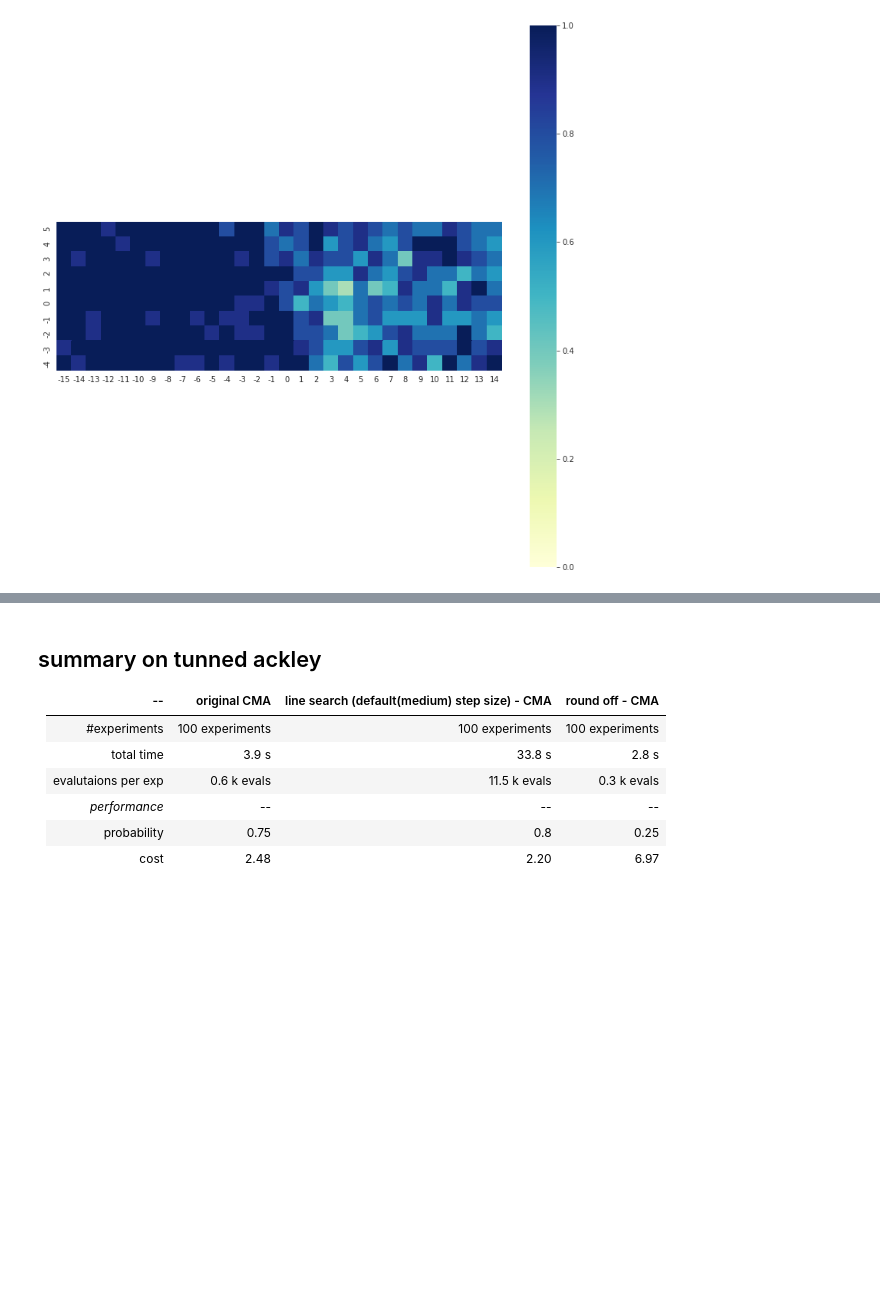
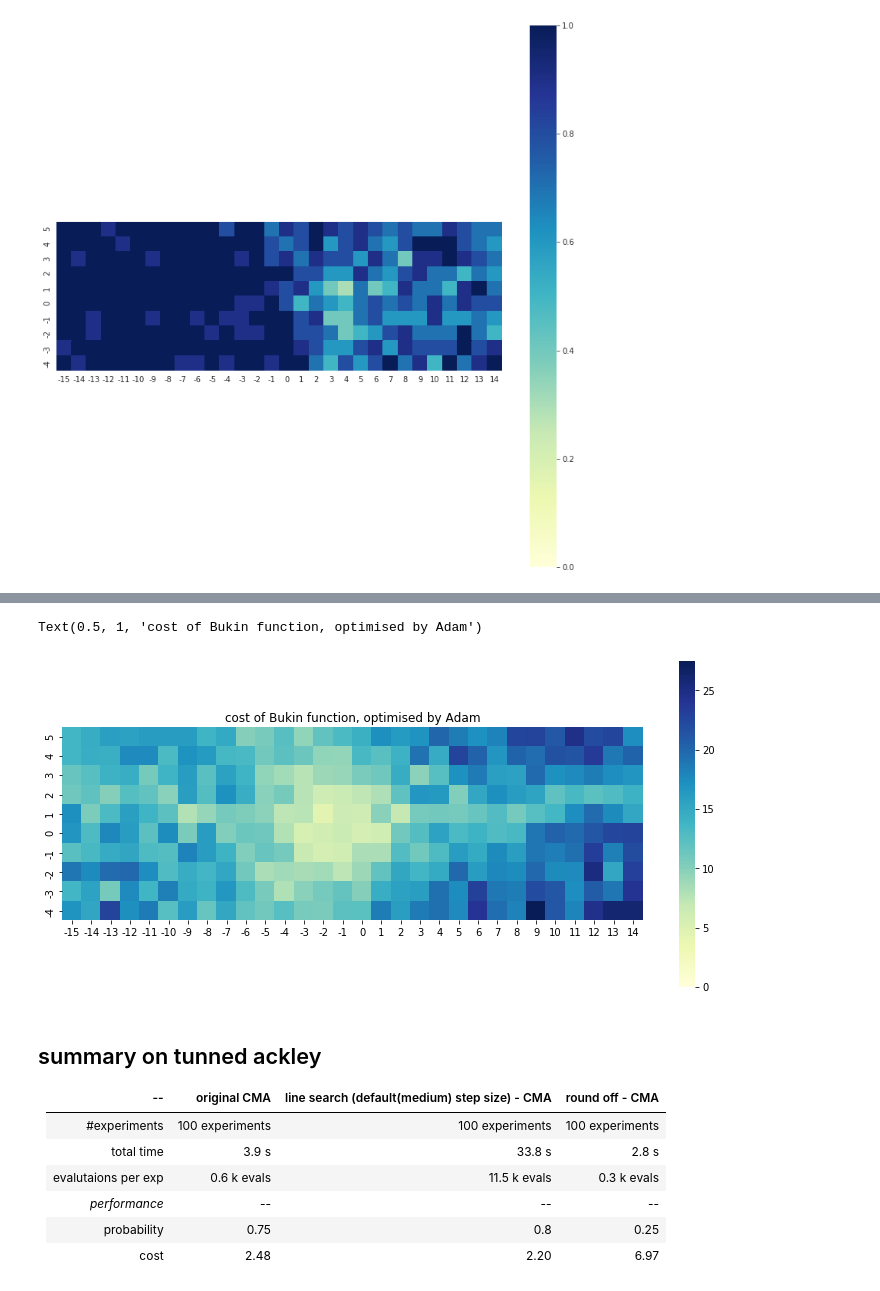
Before and after one commit to huajian1069/non-convex-optimisation, a Jupyter notebook: plot_statistical_convergence_cost_graph .ipynb, the cells around one changed output, grey strips where cells are left out. Cells and saved outputs as stored; diff of their text form; code cells hidden in the pictures; blank space fills up the shorter version.

```diff
--- a/plot_statistical_convergence_cost_graph .ipynb
+++ b/plot_statistical_convergence_cost_graph .ipynb
@@ -377,0 +308,36 @@ ana_ada.plot_hotmap_cost()
+# %%
+np.random.seed(SEED)
+
+# init multiple experiments
+mexps = multiple_experiment()
+
+# init and setup one experiment
+exp = single_experiment()
+# One experiment: setup objective function
+obj = bukin()
+optimizer = adam()
+optmizerParas = {
+         'x0': None,
+         'alpha': 1e-2,
+         'beta_1': 0.9,
+         'beta_2': 0.999,
+         'epsilon': 1e-11,
+         'max_iter': 2000,
+         'tol': 1e-3,
+         'verbose': False,
+         'record': False }
+optimizer.set_parameters(optmizerParas)
+exp.set_objective(obj)
+exp.set_optimizer(optimizer)
+
+# Multiple experiment: setup one expreiment
+mexps.set_single_exp(exp)
+# Multiple experiments: setup sample zone of multiple experiments
+zoneParas = {'origin': np.array([-15,-5]),
+         'edge': np.array([30, 10]),
+         'step': 1,
+         'size': 10,
+         'sym': False}
+mexps.set_sample_zone(zoneParas)
+
+data = mexps.do()
@@ -378,3 +362,12 @@ ana_ada.plot_hotmap_cost()
+# %%
+data['para'] = zoneParas
+ana_adam = post_analysis_zone(data)
+# %%
+ax = ana_adam.plot_hotmap_cost()
+ax.set_title("cost of Bukin function, optimised by Adam")
+# %% [output]
+Text(0.5, 1, 'cost of Bukin function, optimised by Adam')
+[figure, added]
 # %% [markdown]
 ## summary on tunned ackley
 | -- |original CMA | line search (default(medium) step size) - CMA  | round off - CMA|
```
Also changed, not shown: parts of 10 cells of this notebook, 4 other files.
